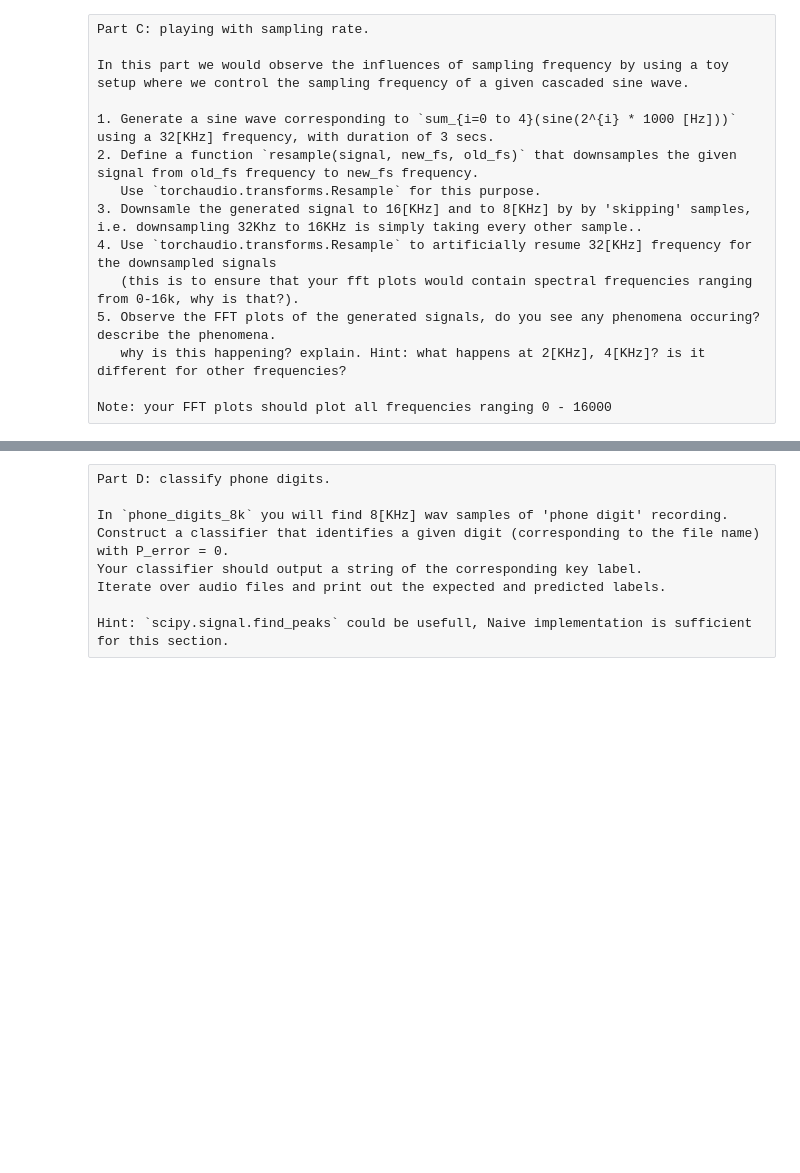
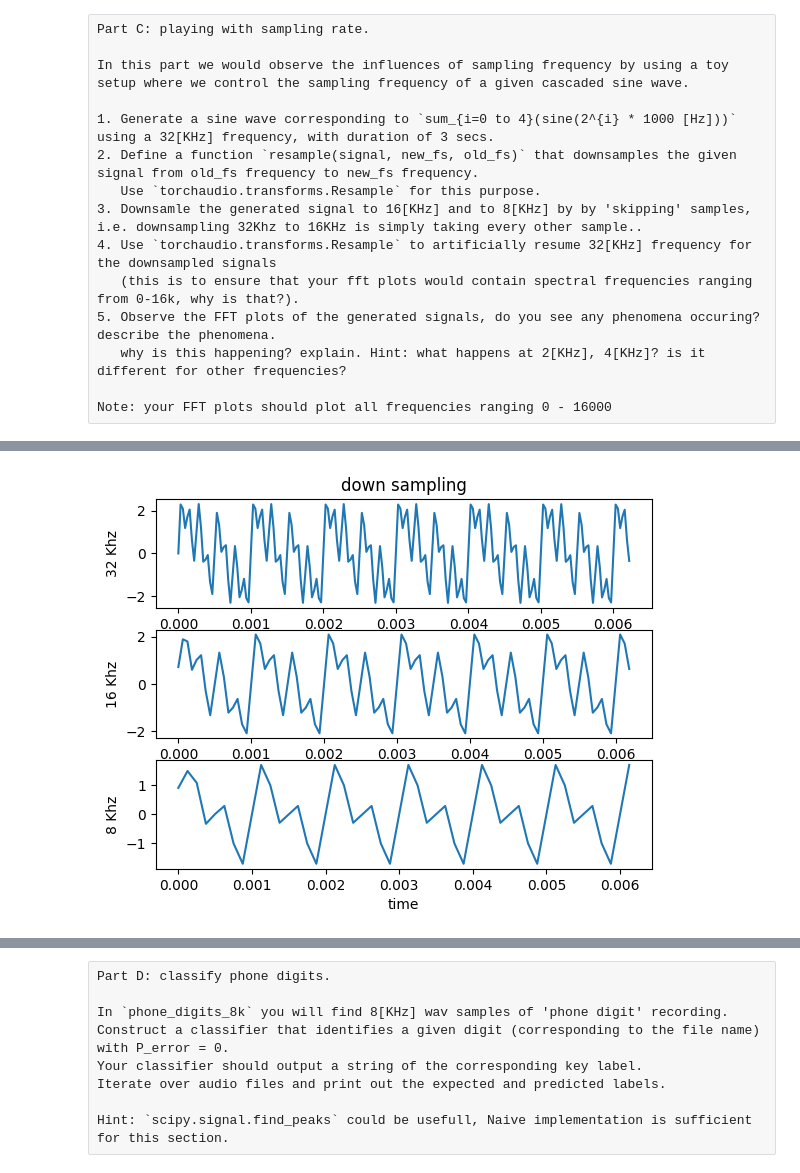
Before and after one commit to MajoRoth/ISP_ex1, a Jupyter notebook: basic_audio_handling.ipynb, the cells around one changed output, grey strips where cells are left out. Drawn from its saved outputs; the diff is of its cells as text; code cells hidden in the pictures; blank space fills up the shorter version.

```diff
--- a/basic_audio_handling.ipynb
+++ b/basic_audio_handling.ipynb
@@ -124,0 +129,93 @@ Answer non-code questions here
+# %%
+import numpy as np
+import matplotlib.pyplot as plt
+import torch
+import torchaudio
+
+def sine_by_i(duration, i):
+    return np.sin(duration * 2 * np.pi* 2**i * 1000)
+
+def resample(signal, new_fs, old_fs):
+    signal_tensor = torch.from_numpy(signal).unsqueeze(0)
+    resample_transform = torchaudio.transforms.Resample(old_fs, new_fs)
+    resample_transform.type('torch.DoubleTensor')
+    downsampled_signal_tensor = resample_transform(signal_tensor)
+    downsampled_signal = downsampled_signal_tensor.numpy()[0]
+    return downsampled_signal
+
+seconds = 3
+sr = 32000
+sr16 = 16000
+sr8 = 8000
+N_SAMPLES_TO_PLOT = 200
+t = np.linspace(0, seconds, seconds * sr)
+
+sin_arrays = list()
+for i in range(5):
+    sin_arrays.append(sine_by_i(t, i))
+sin_sum = np.sum(sin_arrays, axis=0)
+
+
+unsampled16 = resample(sin_sum, sr16, sr)
+time16 = np.linspace(0, seconds, seconds * sr16)
+
+unsampled8 = resample(sin_sum, sr8, sr)
+time8 = np.linspace(0, seconds, seconds * sr8)
+
+fig, ax = plt.subplots(3, 1)
+
+ax[0].plot(t[:N_SAMPLES_TO_PLOT], sin_sum[:N_SAMPLES_TO_PLOT])
+ax[0].set_title("down sampling")
+ax[0].set_ylabel('32 Khz')
+
+ax[1].plot(time16[:N_SAMPLES_TO_PLOT//2], unsampled16[:N_SAMPLES_TO_PLOT//2])
+ax[1].set_ylabel('16 Khz')
+
+ax[2].plot(time8[:N_SAMPLES_TO_PLOT//4], unsampled8[:N_SAMPLES_TO_PLOT//4])
+ax[2].set_xlabel('time')
+ax[2].set_ylabel('8 Khz')
+
+plt.show()
+
+
+upsampled16 = resample(unsampled16, sr, sr16)
+upsampled8 = resample(unsampled8, sr, sr8)
+
+fig, ax = plt.subplots(3, 1)
+ax[0].set_title("up sampling")
+
+ax[0].plot(t[:N_SAMPLES_TO_PLOT], sin_sum[:N_SAMPLES_TO_PLOT])
+ax[0].set_ylabel('32 Khz')
+
+ax[1].plot(t[:N_SAMPLES_TO_PLOT], upsampled16[:N_SAMPLES_TO_PLOT])
+ax[1].set_ylabel('32 Khz')
+
+ax[2].plot(t[:N_SAMPLES_TO_PLOT], upsampled8[:N_SAMPLES_TO_PLOT])
+ax[2].set_xlabel('time')
+ax[2].set_ylabel('32 Khz')
+
+plt.show()
+
+fft1 = np.fft.fft(sin_sum)
+fft2 = np.fft.fft(upsampled16)
+fft3 = np.fft.fft(upsampled8)
+freqs = np.fft.fftfreq(len(fft1))
+
+fig, ax = plt.subplots(3, 1, sharex=True)
+
+ax[0].set_title("Fourier of up sampled waveforms")
+
+len_to_cut = int(len(fft1) / 2)
+
+ax[0].plot(freqs[:len_to_cut], abs(fft1)[:len_to_cut])
+ax[0].set_ylabel('original')
+
+ax[1].plot(freqs[:len_to_cut], abs(fft2)[:len_to_cut])
+ax[1].set_ylabel('16 Khz')
+
+ax[2].plot(freqs[:len_to_cut], abs(fft3)[:len_to_cut])
+ax[2].set_xlabel('Frequency (Hz)')
+ax[2].set_ylabel('8 khz')
+plt.show()
+# %% [output]
+[figure, added]
```
Also changed, not shown: parts of 6 cells of this notebook, 1 other file.
